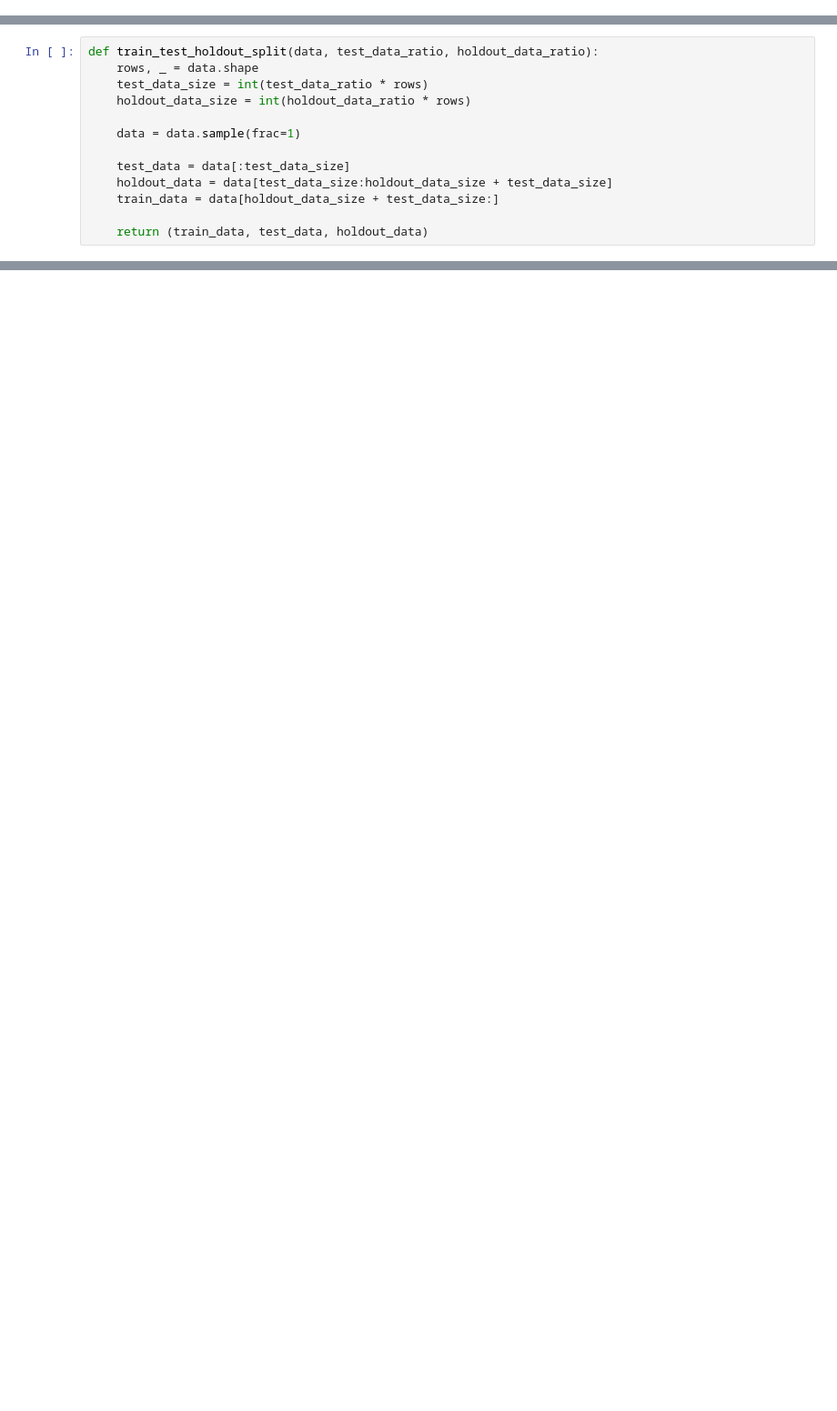
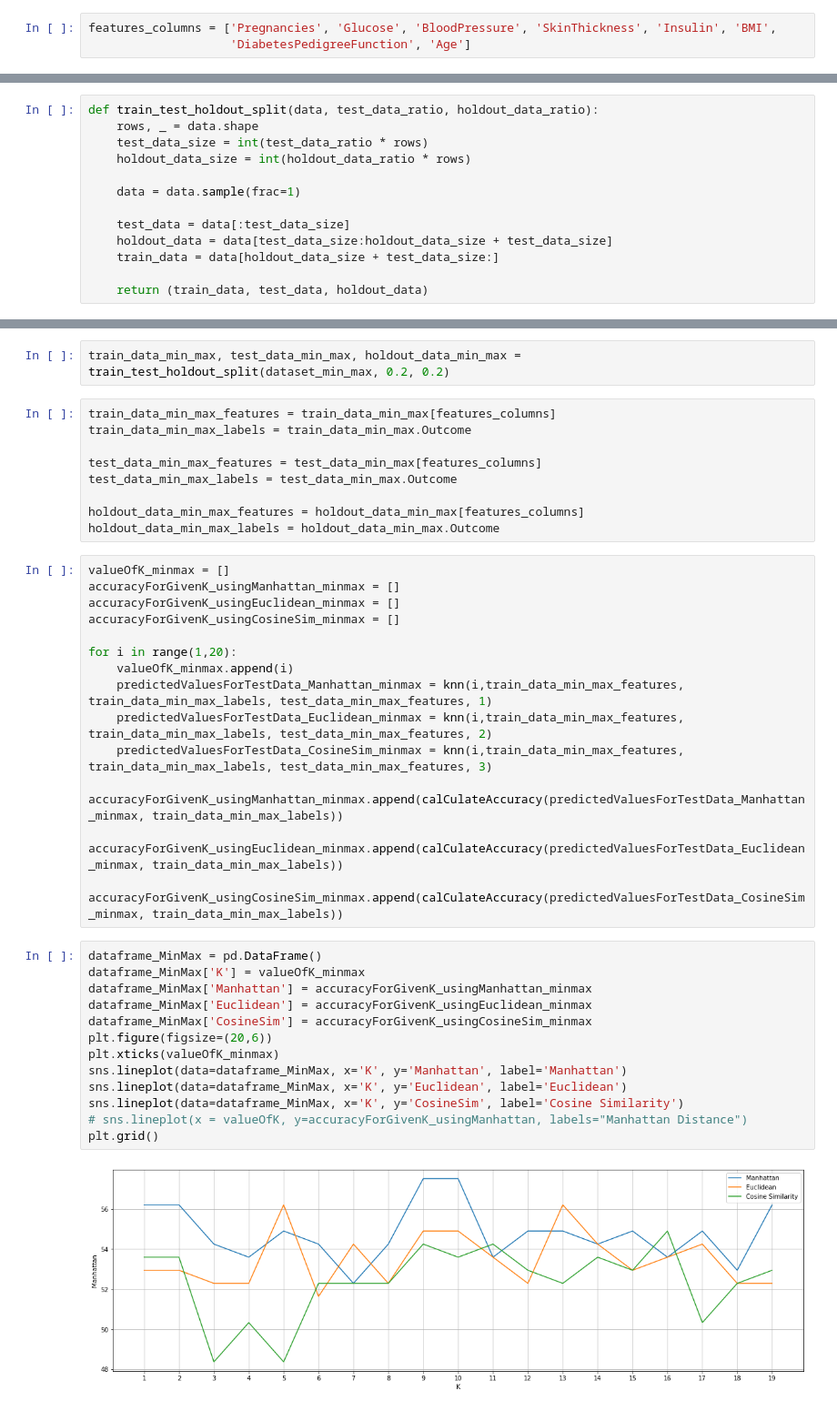
Before and after one commit to singhaditya8499/Pima-Indians-Diabetes, a Jupyter notebook: src/KNN_implementation.ipynb, the cells around one changed output, grey strips where cells are left out. Shown at 91% size. Saved outputs shown, nothing was run; the diff lists cells and outputs as text; blank space fills up the shorter version.

Commit message:
Add distance metrics and accuracy

```diff
--- a/src/KNN_implementation.ipynb
+++ b/src/KNN_implementation.ipynb
@@ -10,3 +11,6 @@ dataset_min_max = pd.read_csv('../../dataset/Pima_Indians_Diabetes/diabetes_min_
+# %%
+features_columns = ['Pregnancies', 'Glucose', 'BloodPressure', 'SkinThickness', 'Insulin', 'BMI',
+                    'DiabetesPedigreeFunction', 'Age']
 # %%
 dataset_min_max
 # %% [output]
@@ -42,0 +150,40 @@ def train_test_holdout_split(data, test_data_ratio, holdout_data_ratio):
+# %%
+train_data_min_max, test_data_min_max, holdout_data_min_max = train_test_holdout_split(dataset_min_max, 0.2, 0.2)
+# %%
+train_data_min_max_features = train_data_min_max[features_columns]
+train_data_min_max_labels = train_data_min_max.Outcome
+
+test_data_min_max_features = test_data_min_max[features_columns]
+test_data_min_max_labels = test_data_min_max.Outcome
+
+holdout_data_min_max_features = holdout_data_min_max[features_columns]
+holdout_data_min_max_labels = holdout_data_min_max.Outcome
+# %%
+valueOfK_minmax = []
+accuracyForGivenK_usingManhattan_minmax = []
+accuracyForGivenK_usingEuclidean_minmax = []
+accuracyForGivenK_usingCosineSim_minmax = []
+
+for i in range(1,20):
+    valueOfK_minmax.append(i)
+    predictedValuesForTestData_Manhattan_minmax = knn(i,train_data_min_max_features, train_data_min_max_labels, test_data_min_max_features, 1)
+    predictedValuesForTestData_Euclidean_minmax = knn(i,train_data_min_max_features, train_data_min_max_labels, test_data_min_max_features, 2)
+    predictedValuesForTestData_CosineSim_minmax = knn(i,train_data_min_max_features, train_data_min_max_labels, test_data_min_max_features, 3)
+    accuracyForGivenK_usingManhattan_minmax.append(calCulateAccuracy(predictedValuesForTestData_Manhattan_minmax, train_data_min_max_labels))
+    accuracyForGivenK_usingEuclidean_minmax.append(calCulateAccuracy(predictedValuesForTestData_Euclidean_minmax, train_data_min_max_labels))
+    accuracyForGivenK_usingCosineSim_minmax.append(calCulateAccuracy(predictedValuesForTestData_CosineSim_minmax, train_data_min_max_labels))
+# %%
+dataframe_MinMax = pd.DataFrame()
+dataframe_MinMax['K'] = valueOfK_minmax
+dataframe_MinMax['Manhattan'] = accuracyForGivenK_usingManhattan_minmax
+dataframe_MinMax['Euclidean'] = accuracyForGivenK_usingEuclidean_minmax
+dataframe_MinMax['CosineSim'] = accuracyForGivenK_usingCosineSim_minmax
+plt.figure(figsize=(20,6))
+plt.xticks(valueOfK_minmax)
+sns.lineplot(data=dataframe_MinMax, x='K', y='Manhattan', label='Manhattan')
+sns.lineplot(data=dataframe_MinMax, x='K', y='Euclidean', label='Euclidean')
+sns.lineplot(data=dataframe_MinMax, x='K', y='CosineSim', label='Cosine Similarity')
+# sns.lineplot(x = valueOfK, y=accuracyForGivenK_usingManhattan, labels="Manhattan Distance")
+plt.grid()
+# %% [output]
+[figure, added]
```
Also changed, not shown: parts of 23 cells of this notebook, 2 other files.
